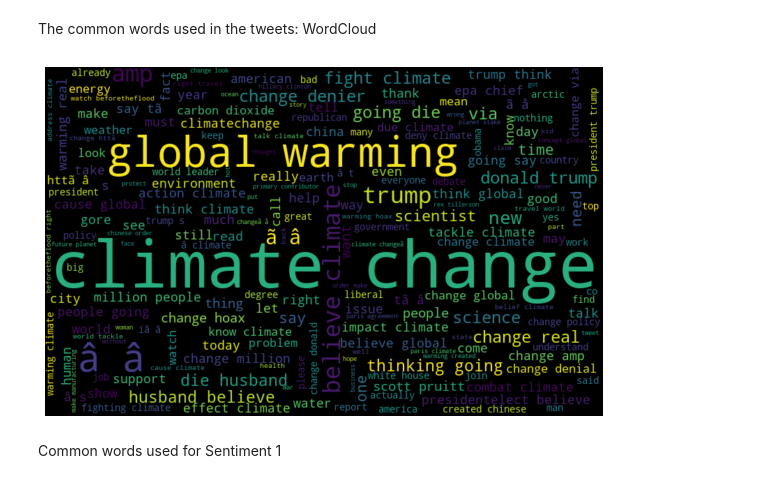
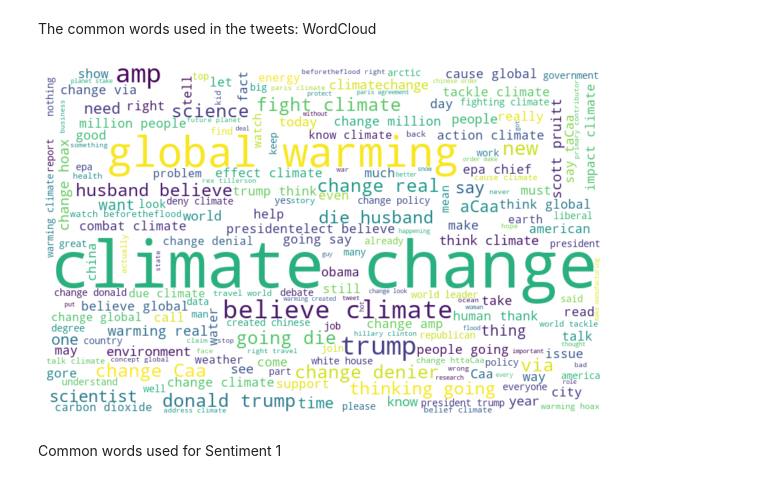
Before and after one commit to TEAMCBB3Classificationpredict/predict-notebook, a Jupyter notebook: EDSA CLIMATE NOTEBOOK.ipynb, the cells around one changed output. Drawn from its saved outputs; the diff is of its cells as text; code cells hidden in the pictures.

Commit message:
word cloudcode changes

```diff
--- a/EDSA CLIMATE NOTEBOOK.ipynb
+++ b/EDSA CLIMATE NOTEBOOK.ipynb
@@ -750,7 +749,7 @@ def process_tweet(tweet):
 # %%
 # cleaning the text of train data
 df['message'] = df['message'].apply(lambda x: process_tweet(x))
-
+df['message'] = df['message'].apply(unidecode.unidecode)
 # show the cleaned text
 df.head(10)
 # %% [output]
@@ -920,14 +919,14 @@ The common words used in the tweets: WordCloud
 # %%
 # create text from all tweets
 all_words = ' '.join([str(text) for text in df['message']])
 from wordcloud import WordCloud
-wordcloud = WordCloud(width=800, height=500,background_color="black", random_state=21, max_font_size=110).generate(all_words)
+wordcloud = WordCloud(width=800, height=500,background_color="white", random_state=21, max_font_size=110).generate(all_words)
 plt.figure(figsize=(10, 7))
 plt.imshow(wordcloud, interpolation="bilinear")
 plt.axis('off')
 plt.show()
 # %% [output]
-[figure, old version]
+[figure, new version]
 # %% [markdown]
 Common words used for Sentiment 1
 # %%
```
Also changed, not shown: parts of 7 cells of this notebook.
